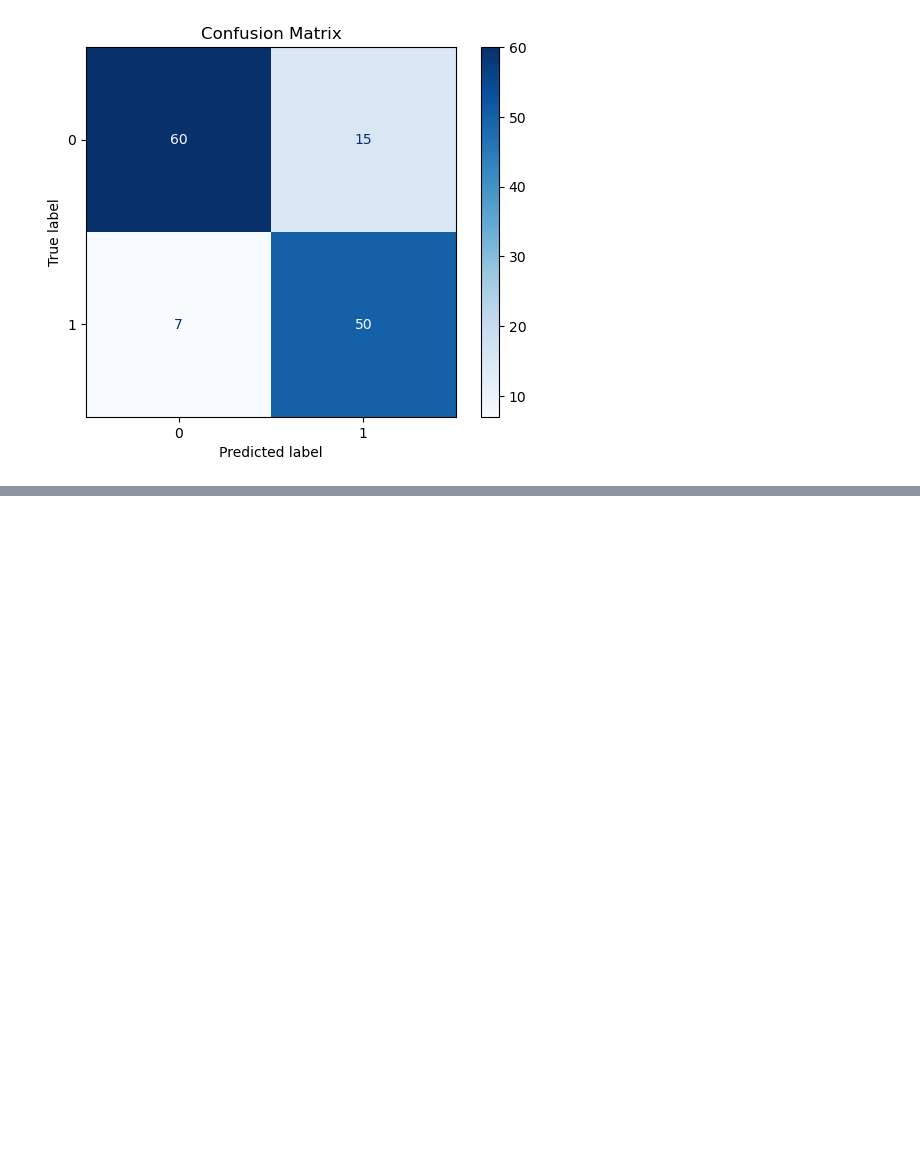
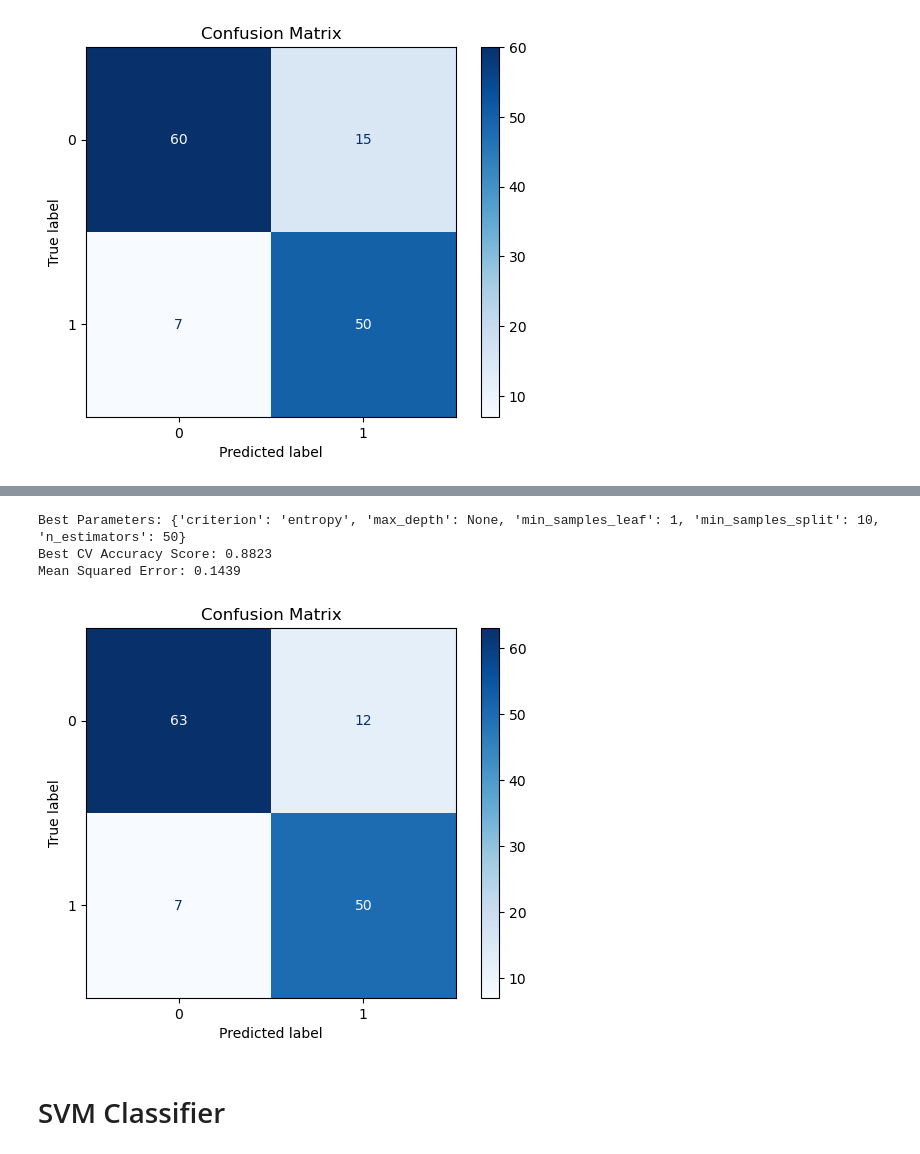
Before and after one commit to grgttdln/Predicting-Credit-Card-Approvals, a Jupyter notebook: notebook.ipynb, the cells around one changed output, grey strips where cells are left out. Saved outputs shown, nothing was run; the diff lists cells and outputs as text; code cells hidden in the pictures; blank space fills up the shorter version.

Commit message:
feat(models): code added

```diff
--- a/notebook.ipynb
+++ b/notebook.ipynb
@@ -177,0 +203,3 @@ print(f"✅ Best CV Accuracy Score: {best_score:.4f}")
+# %%
+# Fit the model
+grid_search.fit(X_train, y_train)
@@ -177,0 +244,18 @@ print(f"✅ Best CV Accuracy Score: {best_score:.4f}")
+# %%
+# Define parameter grid for RandomForestClassifier
+param_grid = {
+    'n_estimators': [50, 100, 200],  # Number of trees
+    'max_depth': [None, 10, 20, 30],
+    'min_samples_split': [2, 5, 10],
+    'min_samples_leaf': [1, 2, 4],
+    'criterion': ['gini', 'entropy']
+}
+
+# Initialize RandomForestClassifier
+classifier = RandomForestClassifier(random_state=42)
+
+# Set up GridSearchCV with accuracy scoring
+grid_search = GridSearchCV(classifier, param_grid, cv=5, scoring='accuracy')
+# %%
+# Fit the model
+grid_search.fit(X_train, y_train)
@@ -177,0 +270,32 @@ print(f"✅ Best CV Accuracy Score: {best_score:.4f}")
+# %%
+# Get the best model
+best_model = grid_search.best_estimator_
+print("Best Parameters:", grid_search.best_params_)
+
+# Predict on test data
+y_pred = best_model.predict(X_test)
+
+# Calculate best cross-validation accuracy score
+best_score = grid_search.best_score_
+print(f"Best CV Accuracy Score: {best_score:.4f}")
+
+mse = mean_squared_error(y_test, y_pred)
+print(f"Mean Squared Error: {mse:.4f}")
+# %% [output]
+Best Parameters: {'criterion': 'entropy', 'max_depth': None, 'min_samples_leaf': 1, 'min_samples_split': 10, 'n_estimators': 50}
+Best CV Accuracy Score: 0.8823
+Mean Squared Error: 0.1439
+# %%
+# Generate confusion matrix
+cm = confusion_matrix(y_test, y_pred)
+
+# Plot confusion matrix
+disp = ConfusionMatrixDisplay(confusion_matrix=cm)
+disp.plot(cmap=plt.cm.Blues)
+
+plt.title("Confusion Matrix")
+plt.show()
+# %% [output]
+[figure, added]
+# %% [markdown]
+# SVM Classifier
```
Also changed, not shown: parts of 15 cells of this notebook.
